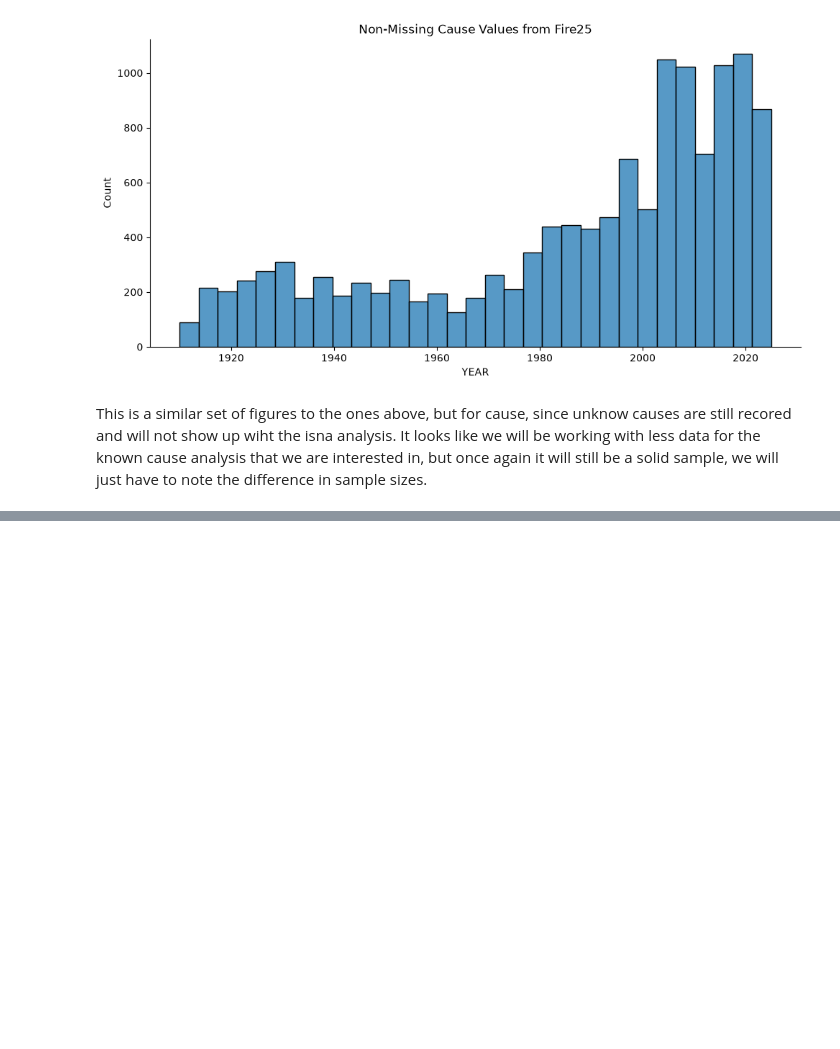
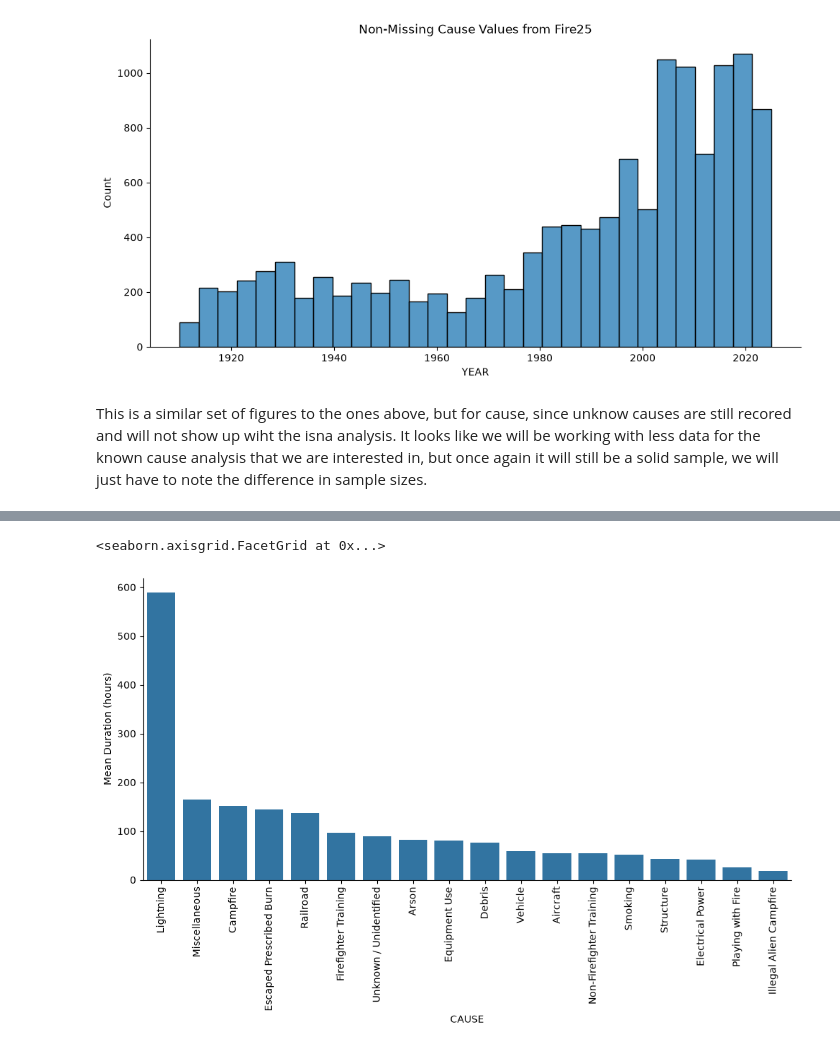
Before and after one commit to elwoodruff/NowellWernerWoodruff, a Jupyter notebook: scripts/fire25_quality.ipynb, the cells around one changed output, grey strips where cells are left out. Cells and saved outputs as stored; diff of their text form; code cells hidden in the pictures; blank space fills up the shorter version.

```diff
--- a/scripts/fire25_quality.ipynb
+++ b/scripts/fire25_quality.ipynb
@@ -100,0 +109,24 @@ This is a similar set of figures to the ones above, but for cause, since unknow
+# %%
+duration_summary = (fire25.groupby(['CAUSE'])
+                 .agg(
+                     count=('CAUSE', 'count'),
+                     mean_duration=('DURATION', 'mean'),
+                     total_duration=('DURATION', 'sum'),
+                 )
+                 .sort_values(by='mean_duration', ascending=False)
+)
+# %%
+g = sns.catplot(
+            data=duration_summary,
+            x='CAUSE',
+            y='mean_duration',
+            kind='bar',
+            aspect=2
+            ).tick_params(axis='x', labelrotation=90)
+
+g.set(
+    ylabel='Mean Duration (hours)'
+);
+# %% [output]
+<seaborn.axisgrid.FacetGrid at 0x...>
+[figure, added]
```
Also changed, not shown: parts of 2 cells of this notebook.
